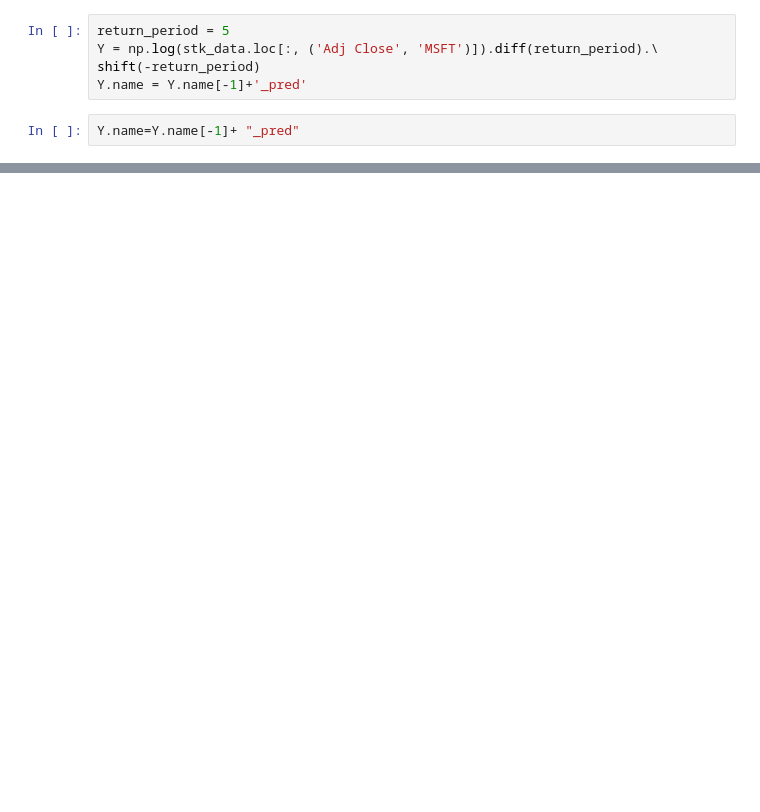
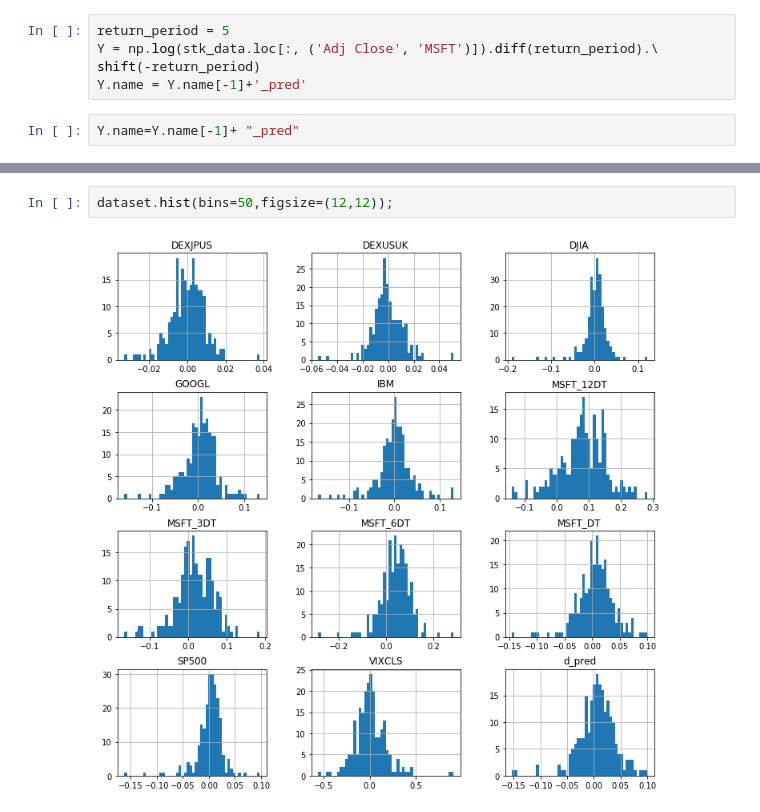
Before and after one commit to askhab2022/ML-Repo, a Jupyter notebook: fin-ml/Stock Price Prediction.ipynb, the cells around one changed output, grey strips where cells are left out. Saved outputs shown, nothing was run; the diff lists cells and outputs as text; blank space fills up the shorter version.

```diff
--- a/fin-ml/Stock Price Prediction.ipynb
+++ b/fin-ml/Stock Price Prediction.ipynb
@@ -116,0 +160,4 @@ dataset
+# %%
+dataset.hist(bins=50,figsize=(12,12));
+# %% [output]
+[figure, added]
```
Also changed, not shown: parts of 21 cells of this notebook.
